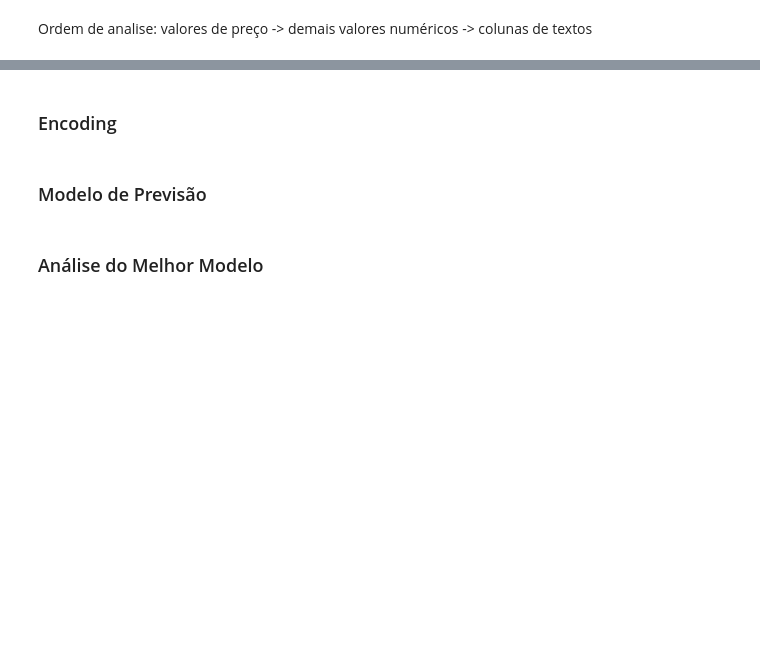
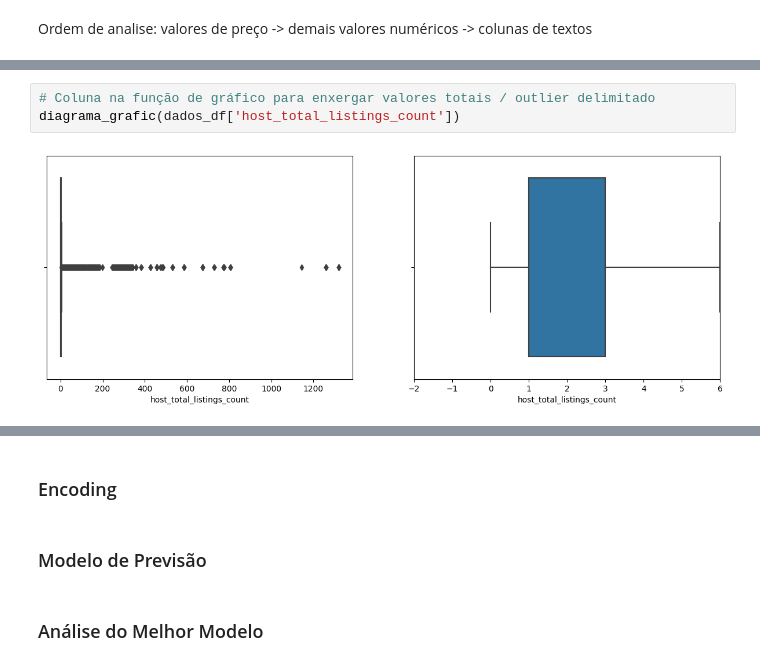
Before and after one commit to NicoArth-17/Airbnb, a Jupyter notebook: Arquivos/desafio.ipynb, the cells around one changed output, grey strips where cells are left out. Drawn from its saved outputs; the diff is of its cells as text; blank space fills up the shorter version.

```diff
--- a/Arquivos/desafio.ipynb
+++ b/Arquivos/desafio.ipynb
@@ -350,0 +430,5 @@ histogramam_grafic(dados_df['price'])
+# %%
+# Coluna na função de gráfico para enxergar valores totais / outlier delimitado
+diagrama_grafic(dados_df['host_total_listings_count'])
+# %% [output]
+[figure, added]
```
Also changed, not shown: parts of 28 cells of this notebook.
